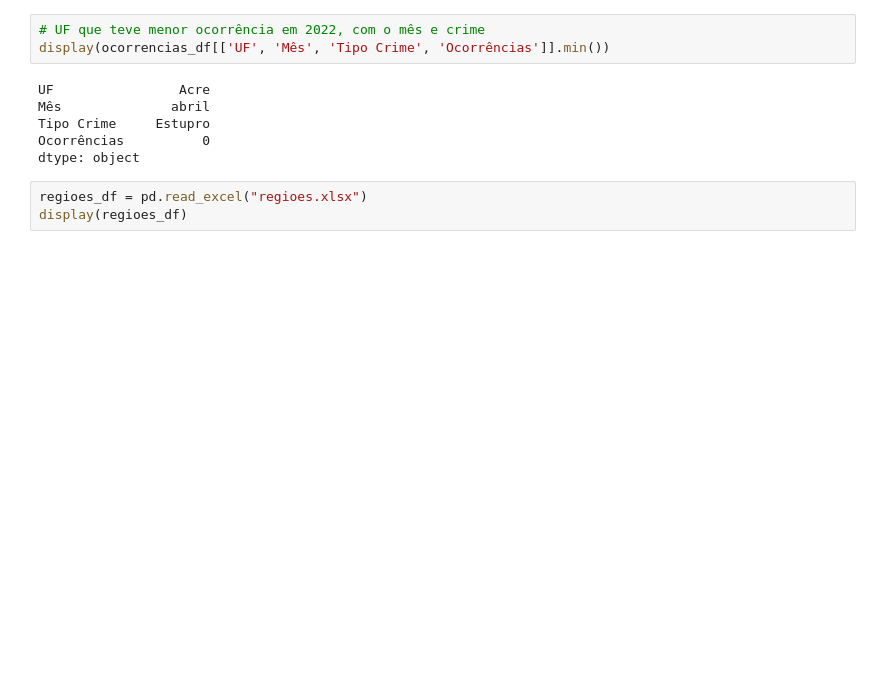
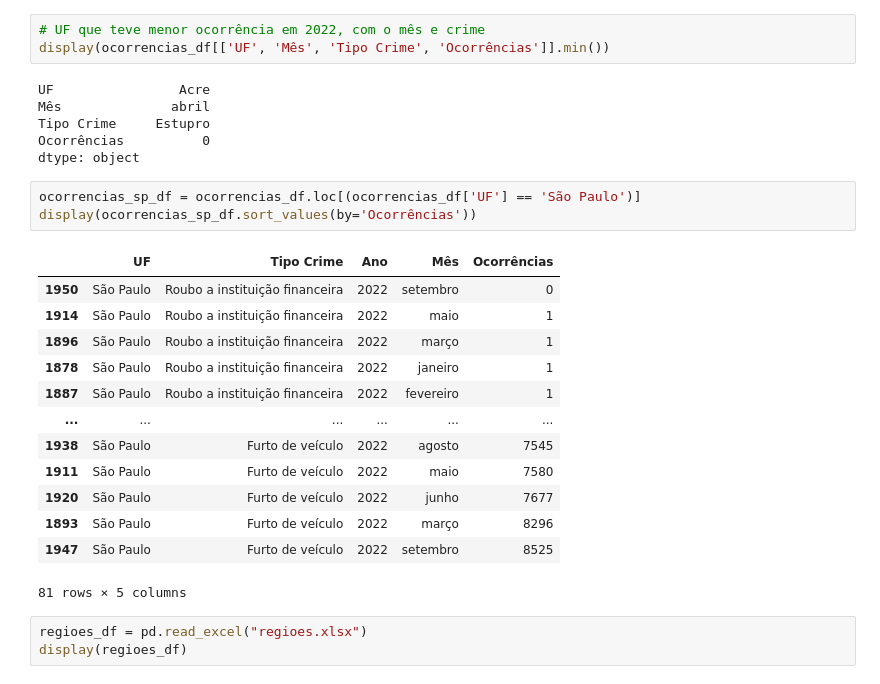
Before and after one commit to arislaoliveira/extensao-pandas, a Jupyter notebook: Avaliação.ipynb, the cells around one changed output. Cells and saved outputs as stored; diff of their text form; blank space fills up the shorter version.

```diff
--- a/Avaliação.ipynb
+++ b/Avaliação.ipynb
@@ -109,6 +109,23 @@ Mês              abril
 Tipo Crime     Estupro
 Ocorrências          0
 dtype: object
+# %%
+ocorrencias_sp_df = ocorrencias_df.loc[(ocorrencias_df['UF'] == 'São Paulo')]
+display(ocorrencias_sp_df.sort_values(by='Ocorrências'))
+# %% [output]
+|  | UF | Tipo Crime | Ano | Mês | Ocorrências |
+| 1950 | São Paulo | Roubo a instituição financeira | 2022 | setembro | 0 |
+| 1914 | São Paulo | Roubo a instituição financeira | 2022 | maio | 1 |
+| 1896 | São Paulo | Roubo a instituição financeira | 2022 | março | 1 |
+| 1878 | São Paulo | Roubo a instituição financeira | 2022 | janeiro | 1 |
+| 1887 | São Paulo | Roubo a instituição financeira | 2022 | fevereiro | 1 |
+| ... | ... | ... | ... | ... | ... |
+| 1938 | São Paulo | Furto de veículo | 2022 | agosto | 7545 |
+| 1911 | São Paulo | Furto de veículo | 2022 | maio | 7580 |
+| 1920 | São Paulo | Furto de veículo | 2022 | junho | 7677 |
+| 1893 | São Paulo | Furto de veículo | 2022 | março | 8296 |
+| 1947 | São Paulo | Furto de veículo | 2022 | setembro | 8525 |
+81 rows × 5 columns
 # %%
 regioes_df = pd.read_excel("regioes.xlsx")
 display(regioes_df)
```
